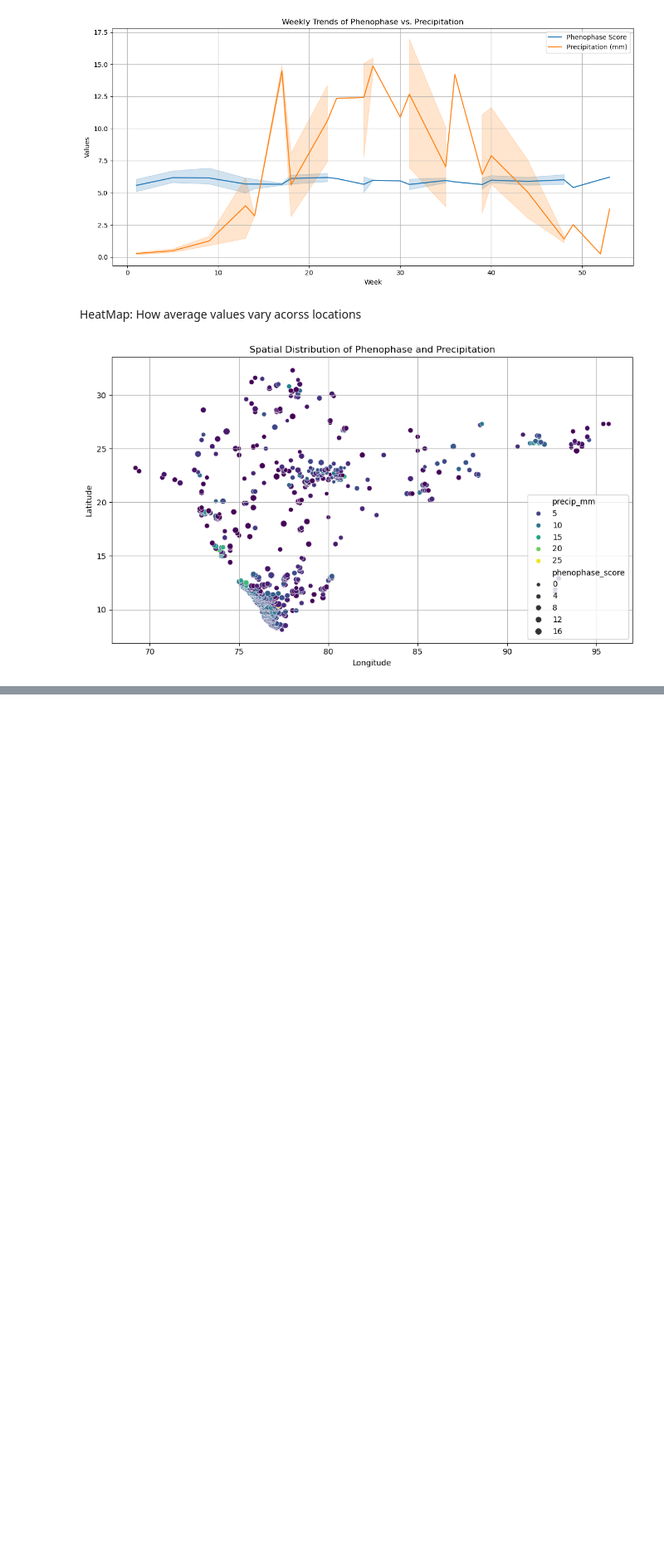
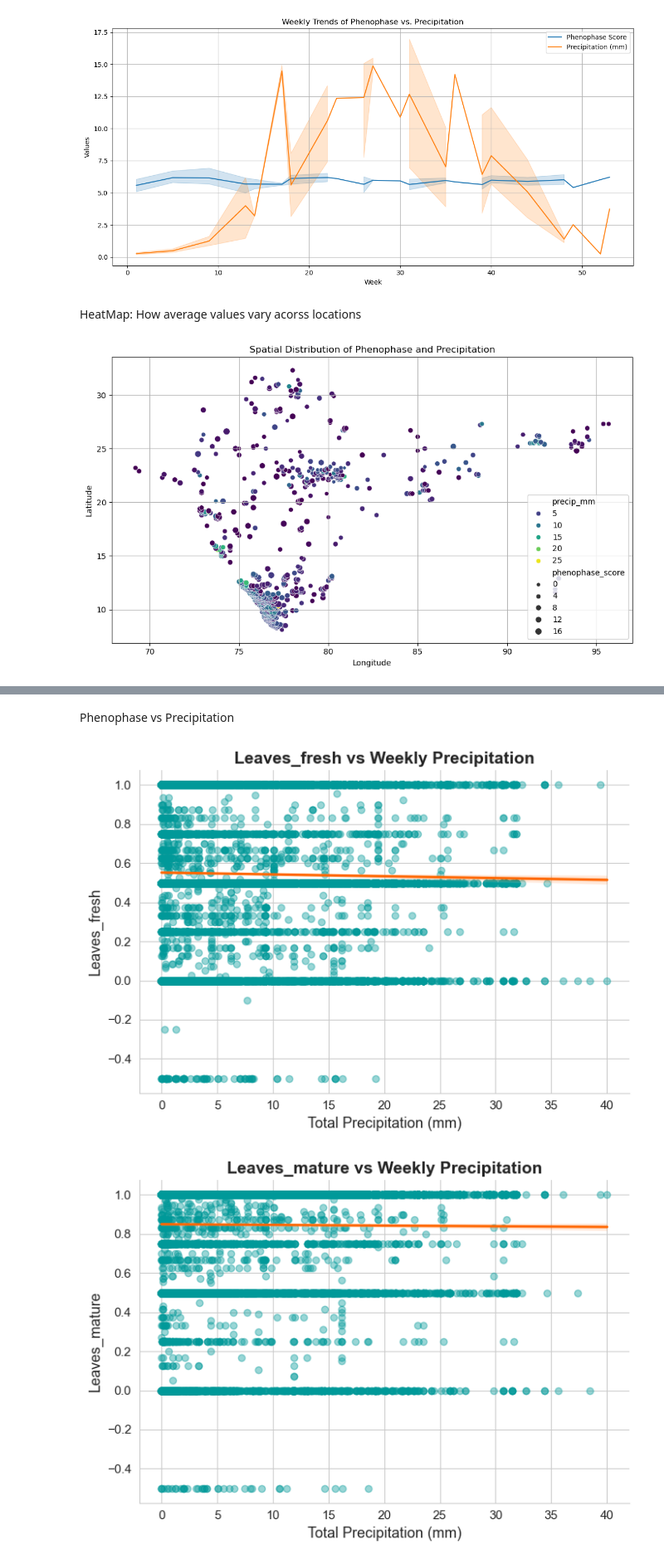
Before and after one commit to BU-Spark/ds-seasonwatch-trees, a Jupyter notebook: code/spring_2025_code/precipitation_analysis.ipynb, the cells around one changed output, grey strips where cells are left out. Shown at 83% size. Drawn from its saved outputs; the diff is of its cells as text; code cells hidden in the pictures; blank space fills up the shorter version.

```diff
--- a/code/spring_2025_code/precipitation_analysis.ipynb
+++ b/code/spring_2025_code/precipitation_analysis.ipynb
@@ -586,0 +978,25 @@ plt.show()
+# %% [markdown]
+Phenophase vs Precipitation
+# %%
+phenophases = ['Leaves_fresh', 'Leaves_mature', 'Leaves_old',
+               'Flowers_bud', 'Flowers_open', 'Fruits_unripe', 'Fruits_ripe', 'Fruits_open']
+
+sns.set_style("whitegrid")
+for pheno in phenophases:
+    g = sns.lmplot(
+        data=new_merged_weekly,
+        x='total precipitation(in mm)',
+        y=pheno,
+        height=5, aspect=1.4,
+        scatter_kws={'alpha':0.4, 'color': '#009999'},
+        line_kws={'color': '#ff6600'},
+    )
+    g.set_axis_labels("Total Precipitation (mm)", pheno, fontsize=13)
+    plt.title(f"{pheno} vs Weekly Precipitation", fontsize=15, weight='bold')
+    plt.xticks(fontsize=11)
+    plt.yticks(fontsize=11)
+    plt.tight_layout()
+    plt.show()
+# %% [output]
+[figure, added]
+[figure, added]
```
Also changed, not shown: parts of 37 cells of this notebook.
